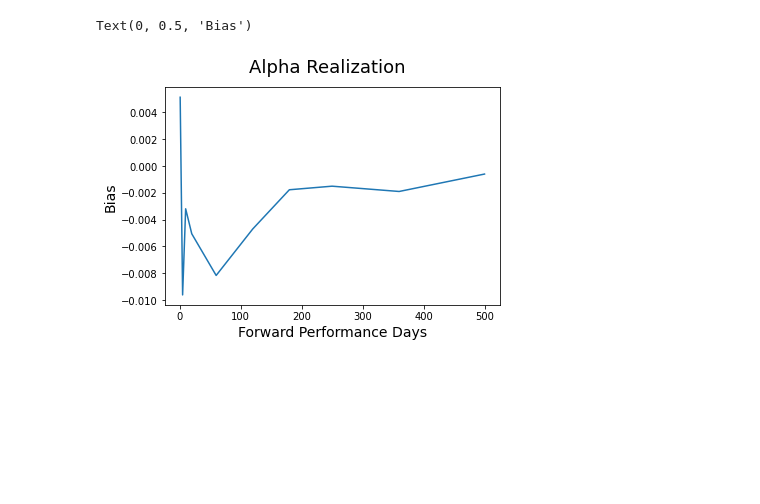
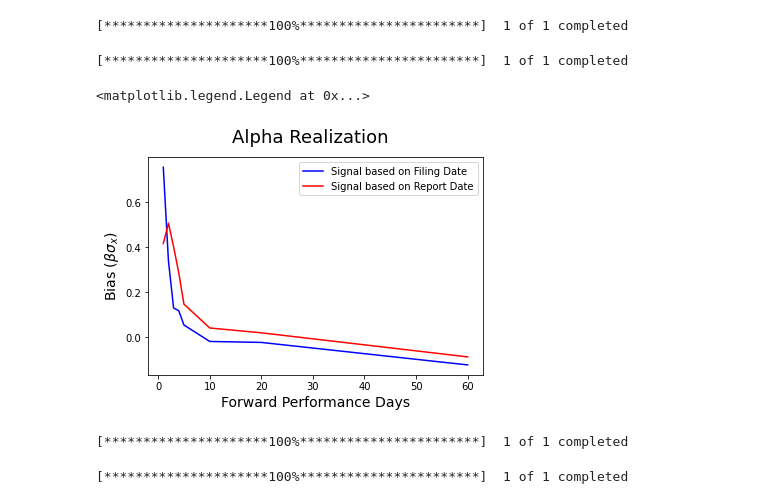
Before and after one commit to ShawnPP/MTH9897_InsiderTrade, a Jupyter notebook: alpha_realization.ipynb, the cells around one changed output. Cells and saved outputs as stored; diff of their text form; code cells hidden in the pictures; blank space fills up the shorter version.

Commit message:
report_date_update

```diff
--- a/alpha_realization.ipynb
+++ b/alpha_realization.ipynb
@@ -67,9 +67,17 @@ for period in period_array:
+# %%
+period_array, bias_array_edgar = alpha_realization('bt_stock_data')
+_, bias_array_insider          = alpha_realization('bt_stock_data_forward')
+# %% [output]
+[*********************100%***********************]  1 of 1 completed
+[*********************100%***********************]  1 of 1 completed
 # %%
 fig = plt.figure()
-plt.plot(period_array, bias_array)
+plt.plot(period_array[:-5], bias_array_edgar[:-5], color = 'blue', label = 'Signal based on Filing Date')
+plt.plot(period_array[:-5], bias_array_insider[:-5], color = 'red', label = 'Signal based on Report Date')
 fig.suptitle('Alpha Realization', fontsize=18)
 plt.xlabel('Forward Performance Days', fontsize=14)
-plt.ylabel('Bias', fontsize=14)
+plt.ylabel(r'Bias ($\beta\sigma_x$)', fontsize=14)
+plt.legend()
 # %% [output]
-Text(0, 0.5, 'Bias')
+<matplotlib.legend.Legend at 0x...>
-[figure, old version]
+[figure, new version]
@@ -75,0 +135,6 @@ Text(0, 0.5, 'Bias')
+# %%
+period_array, bias_array_edgar = alpha_realization('bt_stock_data')
+_, bias_array_insider          = alpha_realization('bt_stock_data_forward')
+# %% [output]
+[*********************100%***********************]  1 of 1 completed
+[*********************100%***********************]  1 of 1 completed
```
Also changed, not shown: parts of 4 cells of this notebook.
